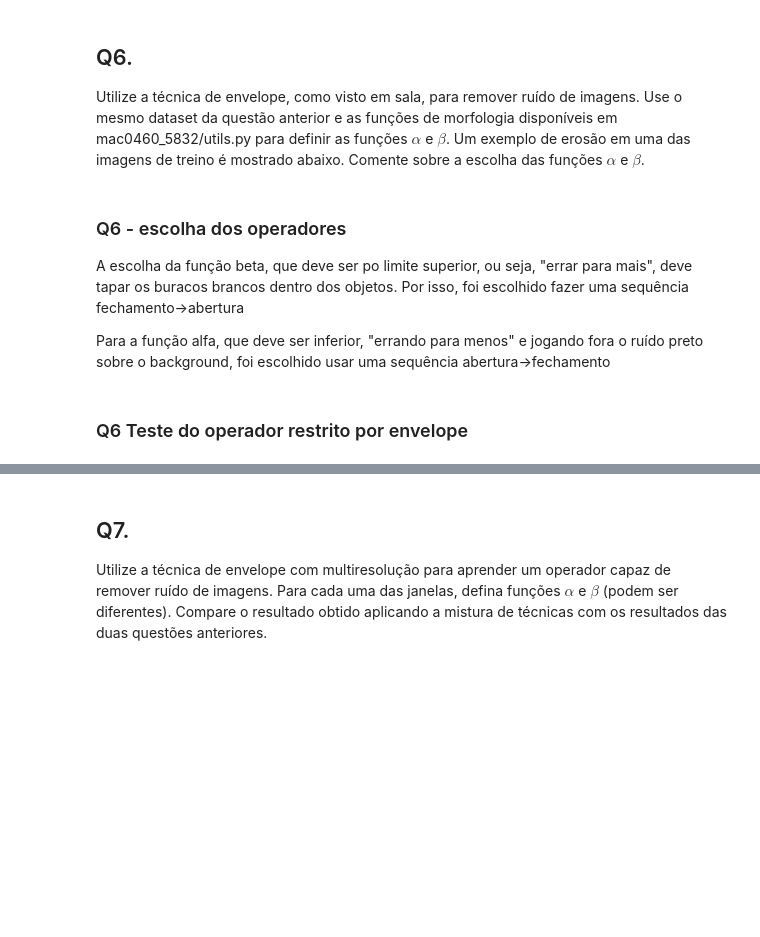
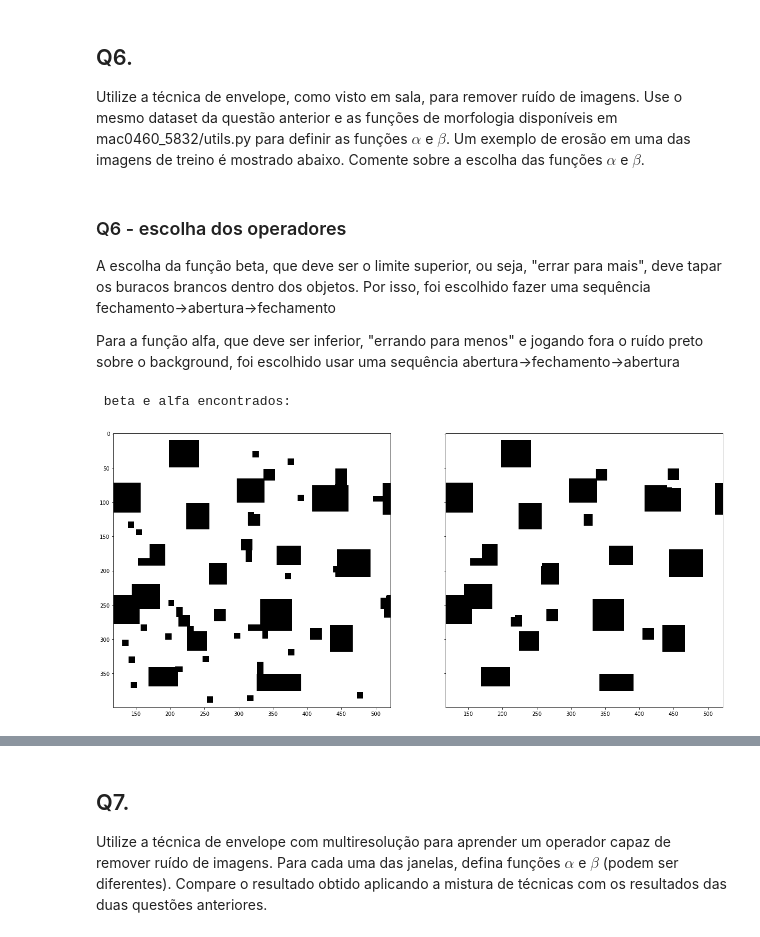
Before and after one commit to caiki/machinelearningusp, a Jupyter notebook: ep1/ep1.ipynb, the cells around one changed output, grey strips where cells are left out. Saved outputs shown, nothing was run; the diff lists cells and outputs as text; code cells hidden in the pictures; blank space fills up the shorter version.

```diff
--- a/ep1/ep1.ipynb
+++ b/ep1/ep1.ipynb
@@ -304,34 +368,35 @@ Utilize a técnica de envelope, como visto em sala, para remover ruído de image
 # %% [markdown]
 ### Q6 - escolha dos operadores
 
-A escolha da função beta, que deve ser po limite superior, ou seja, "errar para mais", deve tapar os buracos brancos dentro dos objetos. Por isso, foi escolhido fazer uma sequência fechamento->abertura
+A escolha da função beta, que deve ser o limite superior, ou seja, "errar para mais", deve tapar os buracos brancos dentro dos objetos. Por isso, foi escolhido fazer uma sequência fechamento->abertura->fechamento
 
-Para a função alfa, que deve ser inferior, "errando para menos" e jogando fora o ruído preto sobre o background, foi escolhido usar uma sequência abertura->fechamento
+Para a função alfa, que deve ser inferior, "errando para menos" e jogando fora o ruído preto sobre o background, foi escolhido usar uma sequência abertura->fechamento->abertura
 # %%
 src6_1 = read_img("images/q5/q5_src1.png")
 
 beta1 = dilation(src6_1, se_box(5))
 beta2 = erosion(beta1, se_box(5))
 beta3 = erosion(beta2, se_box(3))
 beta4 = dilation(beta3, se_box(3))
 beta5 = dilation(beta4, se_box(1))
 beta6 = erosion(beta5, se_box(1))
 
 alfa1 = erosion(src6_1, se_box(5))
 alfa2 = dilation(alfa1, se_box(5))
 alfa3 = dilation(alfa2, se_box(3))
 alfa4 = erosion(alfa3, se_box(3))
 alfa5 = erosion(alfa4, se_box(1))
 alfa6 = dilation(alfa5, se_box(1))
 
 
 print (' beta e alfa encontrados: ')
-draw_img_pair(beta4, alfa4)
+draw_img_pair(beta6, alfa6)
 
 # aplicando a restricao do envelope
 
 def envelope(srcimg):
-    a = np.logical_or(srcimg, alfa4)
-    return np.logical_and(a, beta4)
+    a = np.logical_or(srcimg, alfa6)
+    return np.logical_and(a, beta6)
+# %% [output]
+ beta e alfa encontrados:
+[figure, added]
-# %% [markdown]
-### Q6 Teste do operador restrito por envelope
```
Also changed, not shown: parts of 17 cells of this notebook, 35 other files.
